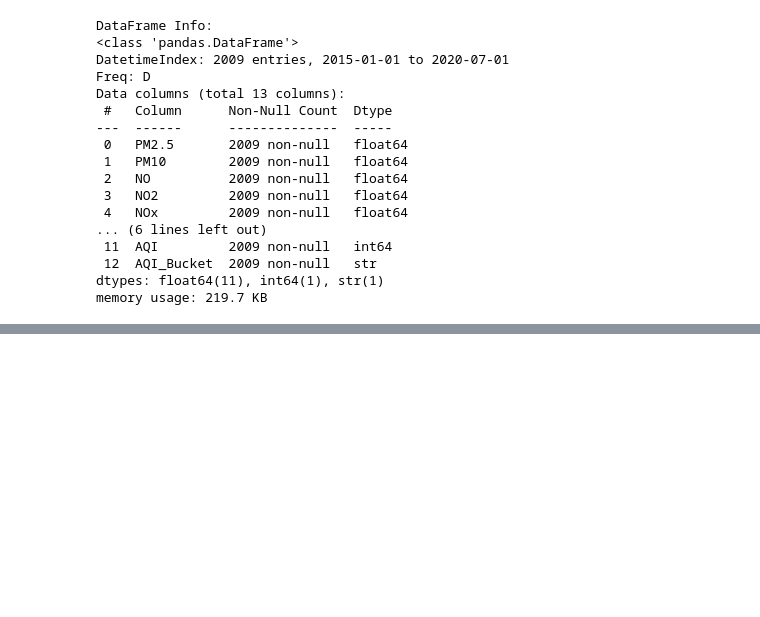
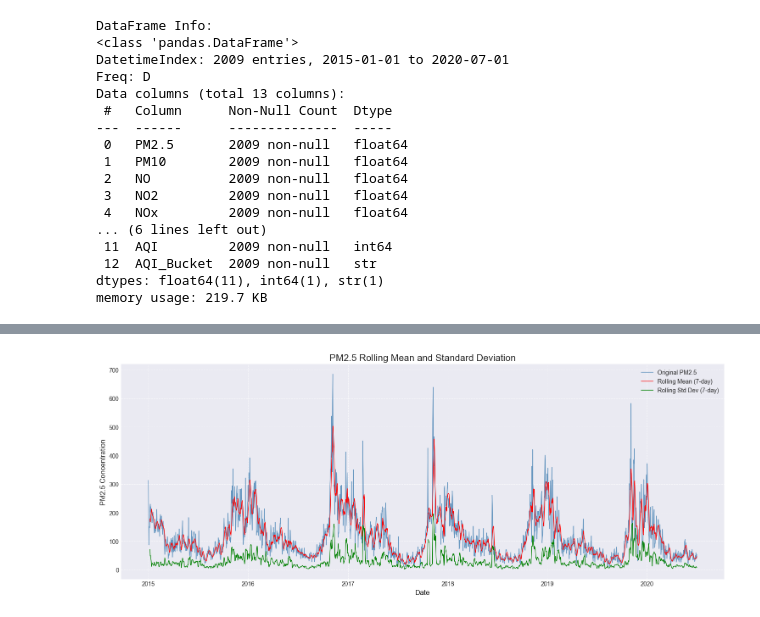
Before and after one commit to nhung112/pm2.5_concentration, a Jupyter notebook: Notebooks/model_sarima.ipynb, the cells around one changed output, grey strips where cells are left out. Cells and saved outputs as stored; diff of their text form; code cells hidden in the pictures; blank space fills up the shorter version.

Commit message:
Up file model_sarima

```diff
--- a/Notebooks/model_sarima.ipynb
+++ b/Notebooks/model_sarima.ipynb
@@ -197,24 +66,0 @@ Không có trend rõ ràng tăng/giảm → chủ yếu là thành phần mùa v
-# %%
-# ============================================
-# SEASONAL DECOMPOSITION
-# ============================================
-
-# Seasonal decomposition using additive model
-# Period = 7 for weekly seasonality in daily data
-
-plt.rcParams['figure.figsize'] = (14, 10)
-
-decomposition = seasonal_decompose(
-    train_data['PM2.5'],
-    model='additive',
-    period=7  # Weekly seasonality for daily data
-)
-
-fig = decomposition.plot()
-fig.suptitle('Seasonal Decomposition of PM2.5 (Training Data)',
-             fontsize=16, fontweight='bold', y=1.00)
-plt.tight_layout(rect=[0, 0.03, 1, 0.98])
-plt.show()
-
-# Reset figure size
-plt.rcParams['figure.figsize'] = plt.rcParamsDefault['figure.figsize']
@@ -1397,0 +164,20 @@ PM2.5 Mean: 117.1 μg/m³ | Std Dev: 82.9
+# %%
+# ============================================
+# Rolling Statistics
+# ============================================
+rolling_mean = df['PM2.5'].rolling(window=7).mean()
+rolling_std = df['PM2.5'].rolling(window=7).std()
+
+plt.figure(figsize=(15, 6))
+plt.plot(df['PM2.5'], label='Original PM2.5', alpha=0.8, color='steelblue', linewidth=1)
+plt.plot(rolling_mean, label='Rolling Mean (7-day)', color='red', linewidth=1)
+plt.plot(rolling_std, label='Rolling Std Dev (7-day)', color='green', linewidth=1)
+plt.title('PM2.5 Rolling Mean and Standard Deviation', fontsize=16)
+plt.xlabel('Date', fontsize=12)
+plt.ylabel('PM2.5 Concentration', fontsize=12)
+plt.legend(fontsize=10)
+plt.grid(True, linestyle='--', alpha=0.7)
+plt.tight_layout()
+plt.show()
+# %% [output]
+[figure, added]
```
Also changed, not shown: parts of 50 cells of this notebook.
